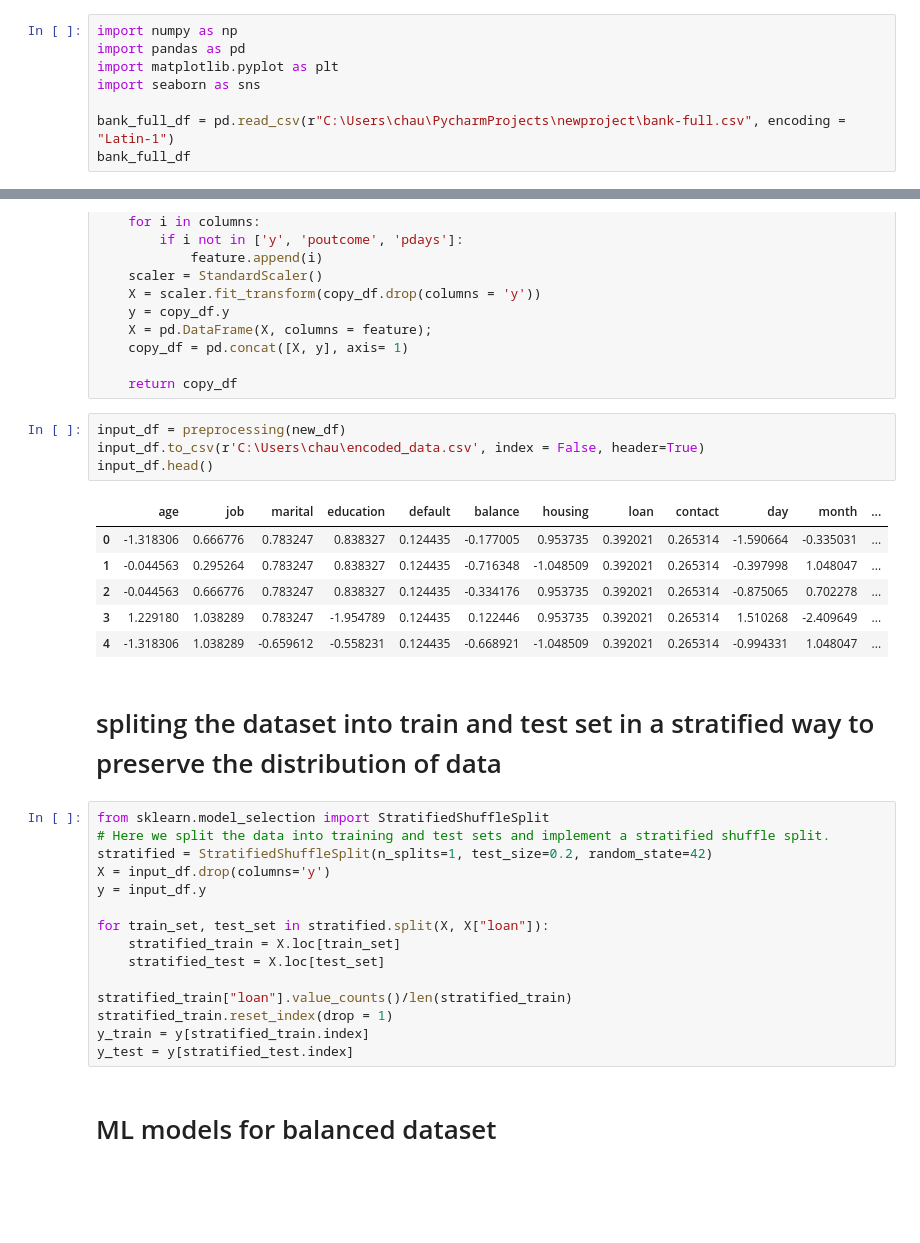
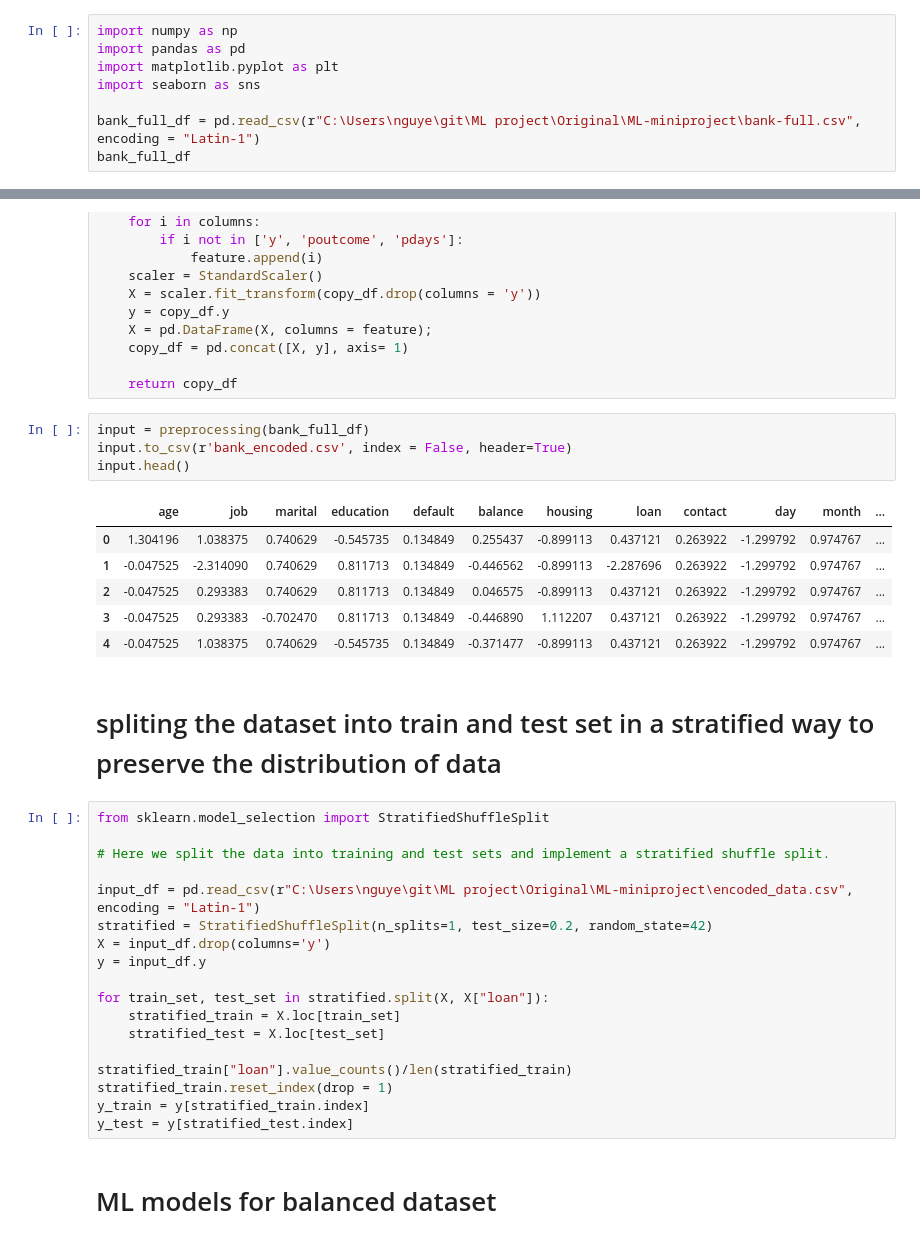
Before and after one commit to duongDSAI64/ML-miniproject, a Jupyter notebook: project.ipynb, the cells around one changed output, grey strips where cells are left out. Cells and saved outputs as stored; diff of their text form; blank space fills up the shorter version.

```diff
--- a/project.ipynb
+++ b/project.ipynb
@@ -6,7 +6,7 @@ import pandas as pd
 import matplotlib.pyplot as plt
 import seaborn as sns
 
-bank_full_df = pd.read_csv(r"C:\Users\chau\PycharmProjects\newproject\bank-full.csv", encoding = "Latin-1")
+bank_full_df = pd.read_csv(r"C:\Users\nguye\git\ML project\Original\ML-miniproject\bank-full.csv", encoding = "Latin-1")
 bank_full_df
 # %% [output]
 |  | age | job | marital | education | default | balance | housing | loan | contact | day | month | ... |
@@ -354,21 +354,24 @@ def preprocessing(dataframe):
 
     return copy_df
 # %%
-input_df = preprocessing(new_df)
-input_df.to_csv(r'C:\Users\chau\encoded_data.csv', index = False, header=True)
-input_df.head()
+input = preprocessing(bank_full_df)
+input.to_csv(r'bank_encoded.csv', index = False, header=True)
+input.head()
 # %% [output]
 |  | age | job | marital | education | default | balance | housing | loan | contact | day | month | ... |
-| 0 | -1.318306 | 0.666776 | 0.783247 | 0.838327 | 0.124435 | -0.177005 | 0.953735 | 0.392021 | 0.265314 | -1.590664 | -0.335031 | ... |
-| 1 | -0.044563 | 0.295264 | 0.783247 | 0.838327 | 0.124435 | -0.716348 | -1.048509 | 0.392021 | 0.265314 | -0.397998 | 1.048047 | ... |
-| 2 | -0.044563 | 0.666776 | 0.783247 | 0.838327 | 0.124435 | -0.334176 | 0.953735 | 0.392021 | 0.265314 | -0.875065 | 0.702278 | ... |
-| 3 | 1.229180 | 1.038289 | 0.783247 | -1.954789 | 0.124435 | 0.122446 | 0.953735 | 0.392021 | 0.265314 | 1.510268 | -2.409649 | ... |
-| 4 | -1.318306 | 1.038289 | -0.659612 | -0.558231 | 0.124435 | -0.668921 | -1.048509 | 0.392021 | 0.265314 | -0.994331 | 1.048047 | ... |
+| 0 | 1.304196 | 1.038375 | 0.740629 | -0.545735 | 0.134849 | 0.255437 | -0.899113 | 0.437121 | 0.263922 | -1.299792 | 0.974767 | ... |
+| 1 | -0.047525 | -2.314090 | 0.740629 | 0.811713 | 0.134849 | -0.446562 | -0.899113 | -2.287696 | 0.263922 | -1.299792 | 0.974767 | ... |
+| 2 | -0.047525 | 0.293383 | 0.740629 | 0.811713 | 0.134849 | 0.046575 | -0.899113 | 0.437121 | 0.263922 | -1.299792 | 0.974767 | ... |
+| 3 | -0.047525 | 0.293383 | -0.702470 | 0.811713 | 0.134849 | -0.446890 | 1.112207 | 0.437121 | 0.263922 | -1.299792 | 0.974767 | ... |
+| 4 | -0.047525 | 1.038375 | 0.740629 | -0.545735 | 0.134849 | -0.371477 | -0.899113 | 0.437121 | 0.263922 | -1.299792 | 0.974767 | ... |
 # %% [markdown]
 # spliting the dataset into train and test set in a stratified way to preserve the distribution of data
 # %%
 from sklearn.model_selection import StratifiedShuffleSplit
+
 # Here we split the data into training and test sets and implement a stratified shuffle split.
+
+input_df = pd.read_csv(r"C:\Users\nguye\git\ML project\Original\ML-miniproject\encoded_data.csv", encoding = "Latin-1")
 stratified = StratifiedShuffleSplit(n_splits=1, test_size=0.2, random_state=42)
 X = input_df.drop(columns='y')
 y = input_df.y
```
Also changed, not shown: parts of 20 cells of this notebook, 4 other files.
